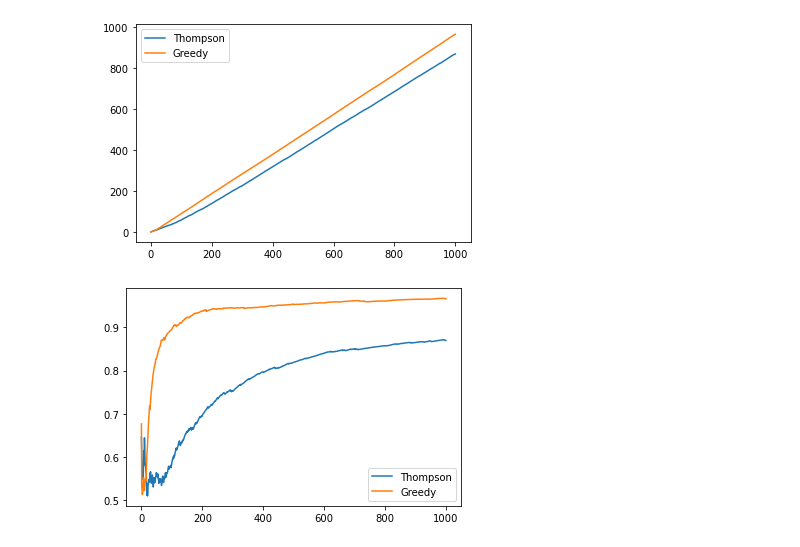
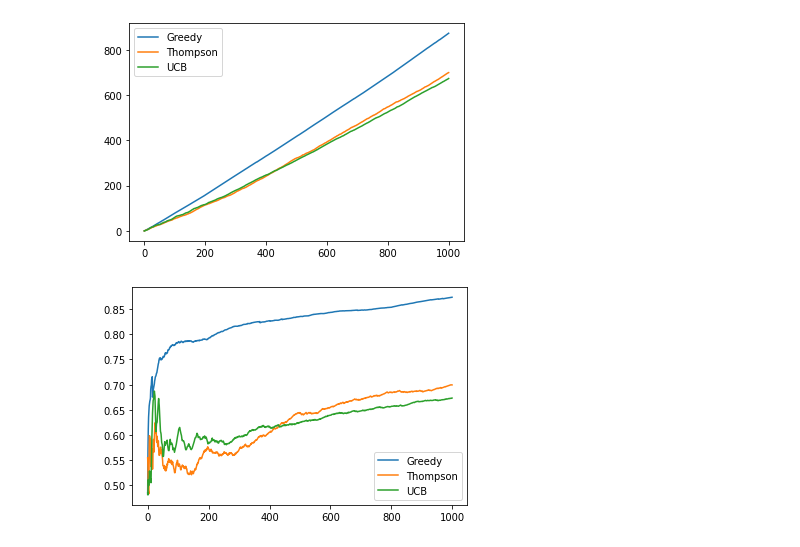
Before and after one commit to RyanW124/Extended-Essay, a Jupyter notebook: main.ipynb, the cells around one changed output. Cells and saved outputs as stored; diff of their text form; code cells hidden in the pictures.

```diff
--- a/main.ipynb
+++ b/main.ipynb
@@ -4,6 +5,6 @@ from matplotlib import pyplot as plt
 np.random.seed(0)
 # %%
-bandits = [Bandit(np.random.random(), np.random.random()/10) for i in range(20)]
+bandits = [Bandit(np.random.random(), np.random.random()/10) for i in range(100)]
 
 
 for i in bandits:
@@ -32,20 +30,21 @@ Mean: 0.9437480785146242, std: 0.06818202991034834
 # %%
-model = Greedy(bandits)
-greedy_money = 0
-greedy_total_mean = 0
-greedy_money_time = [0]
-greedy_gains = []
+models = [Greedy, Thompson, UCB]
+money, total_mean = [0]*3, [0]*3
+money_time, gains = [[0] for _ in range(len(models))], [[] for _ in range(len(models))]
 iterations = 1000
-for i in range(iterations):
-    b, r = model.pull()
-    greedy_money += r
-    greedy_total_mean += r
-    greedy_gains.append(greedy_total_mean/(i+1))
-    greedy_money_time.append(greedy_money)
-plt.plot(range(iterations+1), greedy_money_time)
-plt.show()
-plt.plot(range(iterations), greedy_gains)
-plt.show()
-# bandit, r = thompson.pull()
+for n in range(len(models)):
+    model = models[n](bandits)
+
+    for i in range(iterations):
+        b, r = model.pull()
+        money[n] += r
+        total_mean[n] += r
+        gains[n].append(total_mean[n]/(i+1))
+        money_time[n].append(money[n])
+    plt.plot(range(iterations+1), money_time[n])
+    plt.show()
+    plt.plot(range(iterations), gains[n])
+    plt.show()
+# bandit, r = ucb.pull()
 # print(bandit, r)
 # %% [output]
@@ -73,13 +57,12 @@ plt.show()
 # %%
-plt.plot(range(iterations+1), thompson_money_time, label='Thompson')
-plt.plot(range(iterations+1), greedy_money_time, label='Greedy')
+for n in range(len(models)):
+    plt.plot(range(iterations+1), money_time[n], label=models[n].name)
 plt.legend()
 plt.show()
-
-plt.plot(range(iterations), thompson_gains, label='Thompson')
-plt.plot(range(iterations), greedy_gains, label='Greedy')
+for n in range(len(models)):
+    plt.plot(range(iterations), gains[n], label=models[n].name)
 plt.legend()
 plt.show()
 # %% [output]
-[figure, old version]
+[figure, new version]
-[figure, old version]
+[figure, new version]
```
Also changed, not shown: parts of 4 cells of this notebook, 1 other file.
